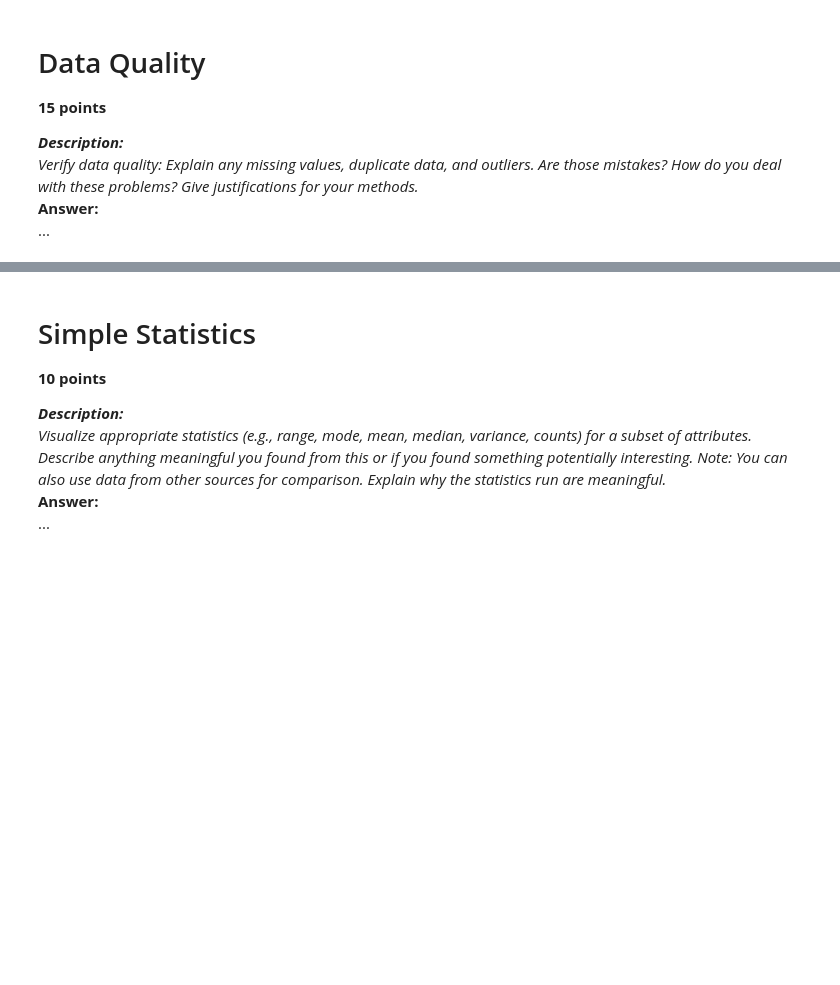
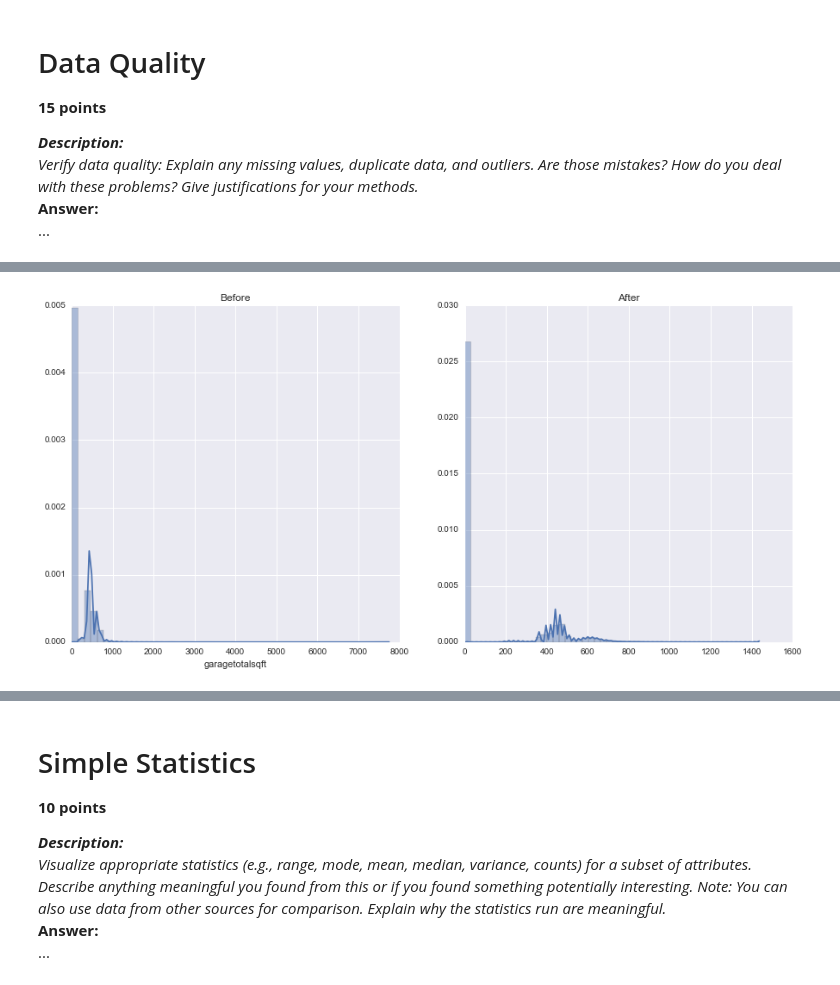
Before and after one commit to post2web/data_mining_group_project, a Jupyter notebook: notebooks/ivelin.ipynb, the cells around one changed output, grey strips where cells are left out. Cells and saved outputs as stored; diff of their text form; code cells hidden in the pictures; blank space fills up the shorter version.

```diff
--- a/notebooks/ivelin.ipynb
+++ b/notebooks/ivelin.ipynb
@@ -179,0 +216,2 @@ missing_values
+# %%
+data['fips'] = data['fips'].astype(np.int32)
@@ -179,0 +223,4 @@ missing_values
+# %%
+print('Before', data['fireplacecnt'].unique())
+data['fireplacecnt'] = data['fireplacecnt'].fillna(0).astype(np.int32)
+print('After', data['fireplacecnt'].unique())
@@ -179,0 +235,5 @@ missing_values
+# %%
+print('Before', data['fullbathcnt'].unique())
+missing_fullbathcnt = data['fullbathcnt'].isnull()
+data.loc[missing_fullbathcnt, 'fullbathcnt'] = data['bathroomcnt'][missing_fullbathcnt].fillna(0)
+print('After', data['fullbathcnt'].unique())
@@ -179,0 +252,3 @@ missing_values
+# %%
+data['garagecarcnt'] = data['garagecarcnt'].fillna(0).astype(np.int32)
+print(data['garagecarcnt'].unique())
@@ -179,0 +264,15 @@ missing_values
+# %%
+data.loc[data['garagecarcnt'] == 0, 'garagetotalsqft'] = 0
+
+assert data['garagetotalsqft'].isnull().sum() == 0
+
+# check for outliers
+f, ax = plt.subplots(nrows=1, ncols=2, figsize=[15, 7])
+sns.distplot(data['garagetotalsqft'], ax=ax[0]).set_title('Before');
+
+max_value = data['garagetotalsqft'].mean() + data['garagetotalsqft'].std() * 6
+data.loc[data['garagetotalsqft'] > max_value, 'garagetotalsqft'] = max_value
+
+sns.distplot(data['garagetotalsqft'].values, ax=ax[1]).set_title('After');
+# %% [output]
+[figure, added]
```
Also changed, not shown: parts of 33 cells of this notebook.
